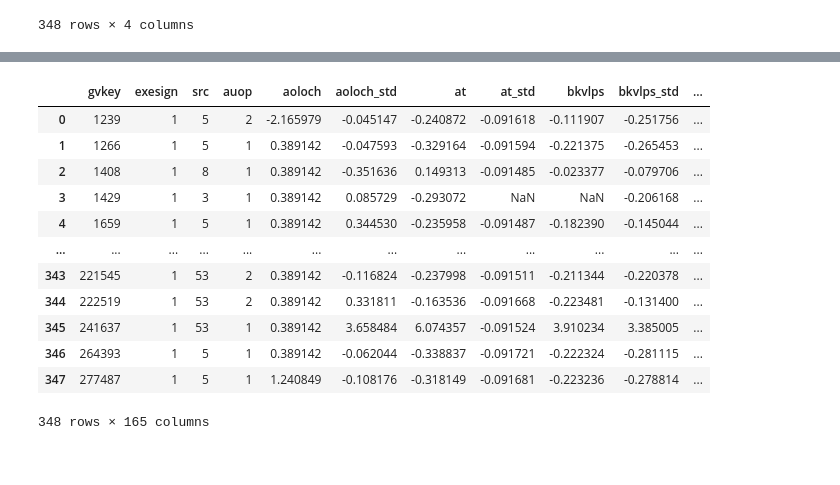
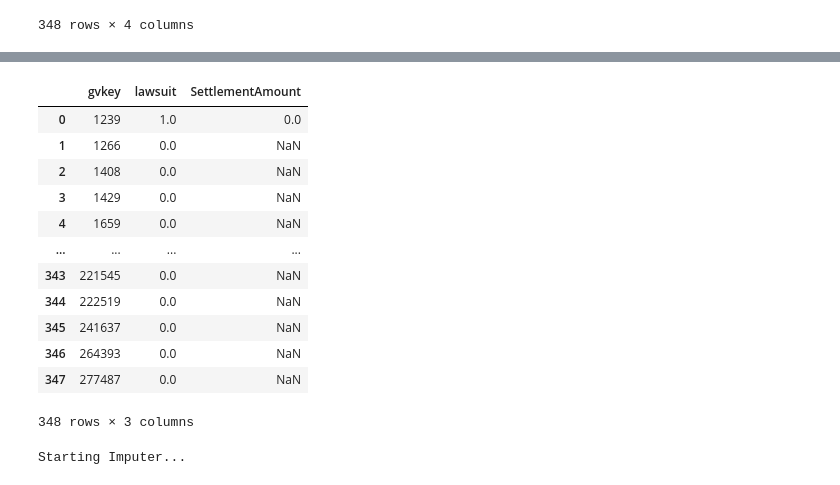
Before and after one commit to bcullinan32/CapstoneProject, a Jupyter notebook: Capstone_Modeling.ipynb, the cells around one changed output, grey strips where cells are left out. Drawn from its saved outputs; the diff is of its cells as text; code cells hidden in the pictures.

```diff
--- a/Capstone_Modeling.ipynb
+++ b/Capstone_Modeling.ipynb
@@ -212,18 +182,44 @@ orig_scaleList
-# %%
-# Scale Data -- Call the z_score function
-origDF_scaled = z_score(origDF,orig_scaleList)
-origDF_scaled
-# %% [output]
-|  | gvkey | exesign | src | auop | aoloch | aoloch_std | at | at_std | bkvlps | bkvlps_std | ... |
-| 0 | 1239 | 1 | 5 | 2 | -2.165979 | -0.045147 | -0.240872 | -0.091618 | -0.111907 | -0.251756 | ... |
-| 1 | 1266 | 1 | 5 | 1 | 0.389142 | -0.047593 | -0.329164 | -0.091594 | -0.221375 | -0.265453 | ... |
-| 2 | 1408 | 1 | 8 | 1 | 0.389142 | -0.351636 | 0.149313 | -0.091485 | -0.023377 | -0.079706 | ... |
-| 3 | 1429 | 1 | 3 | 1 | 0.389142 | 0.085729 | -0.293072 | NaN | NaN | -0.206168 | ... |
-| 4 | 1659 | 1 | 5 | 1 | 0.389142 | 0.344530 | -0.235958 | -0.091487 | -0.182390 | -0.145044 | ... |
-| ... | ... | ... | ... | ... | ... | ... | ... | ... | ... | ... | ... |
-| 343 | 221545 | 1 | 53 | 2 | 0.389142 | -0.116824 | -0.237998 | -0.091511 | -0.211344 | -0.220378 | ... |
-| 344 | 222519 | 1 | 53 | 2 | 0.389142 | 0.331811 | -0.163536 | -0.091668 | -0.223481 | -0.131400 | ... |
-| 345 | 241637 | 1 | 53 | 1 | 0.389142 | 3.658484 | 6.074357 | -0.091524 | 3.910234 | 3.385005 | ... |
-| 346 | 264393 | 1 | 5 | 1 | 0.389142 | -0.062044 | -0.338837 | -0.091721 | -0.222324 | -0.281115 | ... |
-| 347 | 277487 | 1 | 5 | 1 | 1.240849 | -0.108176 | -0.318149 | -0.091681 | -0.223236 | -0.278814 | ... |
-348 rows × 165 columns
+# %%
+# Imputer TODO:
+## Determine method to test how well it did
+## Tune params
+## Create Visuals to explain what it did.
+
+## One option: https://scikit-learn.org/stable/modules/impute.html#impute
+
+## Create DF w/o response Vars and a temp to rejoin after imputer runs
+completeDF_Imputed = origDF_scaled.copy()
+temp_Imputed_Resp = completeDF_Imputed[['gvkey','lawsuit','SettlementAmount']]
+completeDF_Imputed = completeDF_Imputed.drop(columns=['lawsuit','SettlementAmount'])
+temp_Imputed_Resp
+# %% [output]
+|  | gvkey | lawsuit | SettlementAmount |
+| 0 | 1239 | 1.0 | 0.0 |
+| 1 | 1266 | 0.0 | NaN |
+| 2 | 1408 | 0.0 | NaN |
+| 3 | 1429 | 0.0 | NaN |
+| 4 | 1659 | 0.0 | NaN |
+| ... | ... | ... | ... |
+| 343 | 221545 | 0.0 | NaN |
+| 344 | 222519 | 0.0 | NaN |
+| 345 | 241637 | 0.0 | NaN |
+| 346 | 264393 | 0.0 | NaN |
+| 347 | 277487 | 0.0 | NaN |
+348 rows × 3 columns
+# %%
+print("Starting Imputer...")
+# Introduce IterativeImputer with an estimator and Fit
+## Used as a guide, which states that ExtraTreesRegressor performs best:
+## https://towardsdatascience.com/going-beyond-the-simpleimputer-for-missing-data-imputation-dd8ba168d505
+imp = IterativeImputer(estimator=ExtraTreesRegressor(), max_iter=10, random_state=42)
+imp.fit(completeDF_Imputed)
+
+# Transform the dataset containing missing values
+completeDF_Imputed = pd.DataFrame(imp.transform(completeDF_Imputed), columns = completeDF_Imputed.columns)
+print("Done w/ Imputer")
+
+# Rejoin Temp
+completeDF_Imputed = completeDF_Imputed.merge(temp_Imputed_Resp, left_on='gvkey', right_on='gvkey')
+completeDF_Imputed.shape
+# %% [output]
+Starting Imputer...
```
Also changed, not shown: parts of 15 cells of this notebook, 11 other files.
